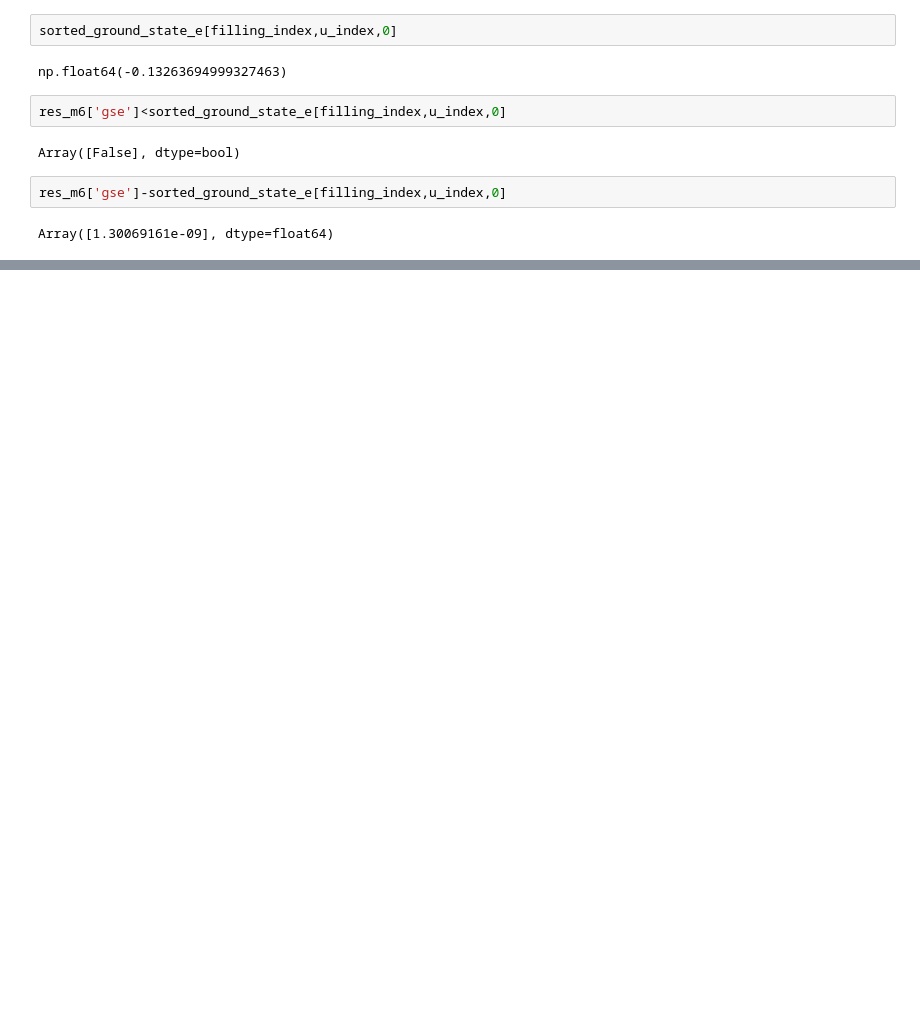
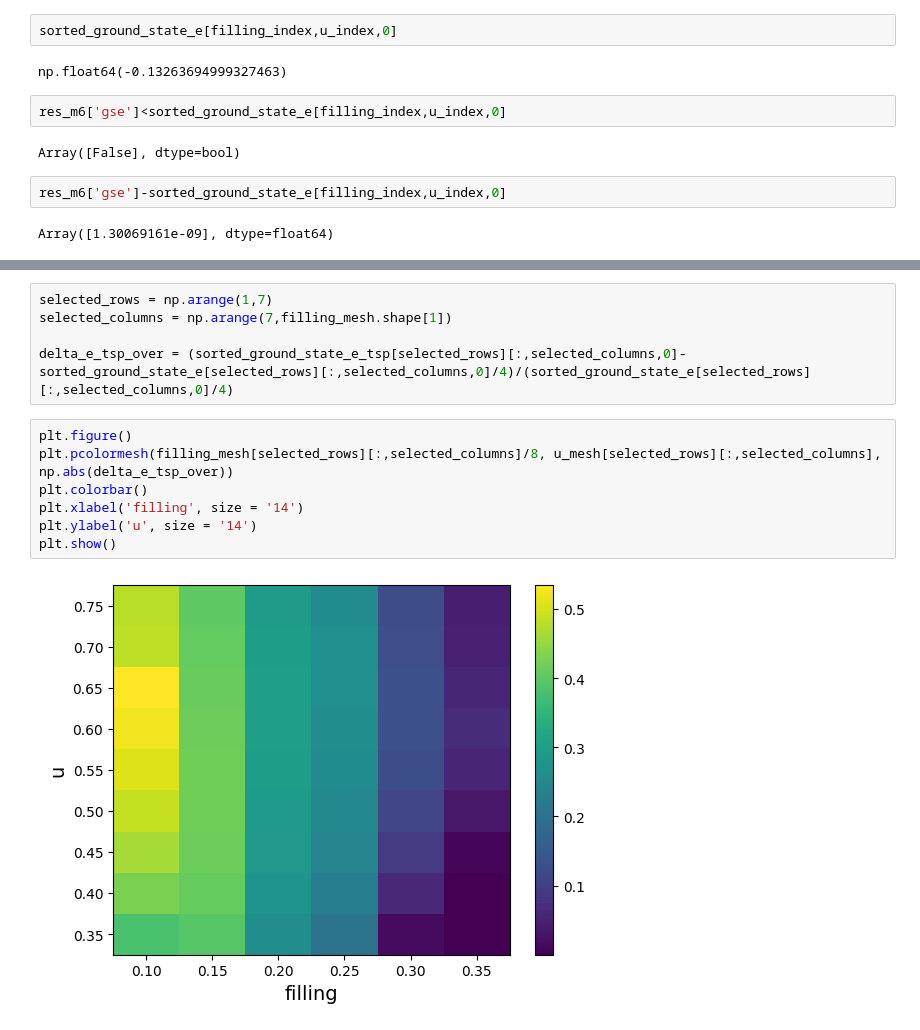
Before and after one commit to yumannhe/SCHF_auto_collinear, a Jupyter notebook: data_analysis/over_filling/phase_diagram_fixed_u_v_ratio_over_filling_t_4_em4_2_2_seed_269.ipynb, the cells around one changed output, grey strips where cells are left out. Cells and saved outputs as stored; diff of their text form; blank space fills up the shorter version.

```diff
--- a/data_analysis/over_filling/phase_diagram_fixed_u_v_ratio_over_filling_t_4_em4_2_2_seed_269.ipynb
+++ b/data_analysis/over_filling/phase_diagram_fixed_u_v_ratio_over_filling_t_4_em4_2_2_seed_269.ipynb
@@ -414,0 +456,14 @@ Array([1.30069161e-09], dtype=float64)
+# %%
+selected_rows = np.arange(1,7)
+selected_columns = np.arange(7,filling_mesh.shape[1])
+
+delta_e_tsp_over = (sorted_ground_state_e_tsp[selected_rows][:,selected_columns,0]-sorted_ground_state_e[selected_rows][:,selected_columns,0]/4)/(sorted_ground_state_e[selected_rows][:,selected_columns,0]/4)
+# %%
+plt.figure()
+plt.pcolormesh(filling_mesh[selected_rows][:,selected_columns]/8, u_mesh[selected_rows][:,selected_columns], np.abs(delta_e_tsp_over))
+plt.colorbar()
+plt.xlabel('filling', size = '14')
+plt.ylabel('u', size = '14')
+plt.show()
+# %% [output]
+[figure, added]
```
Also changed, not shown: parts of 12 cells of this notebook, 3 other files.
